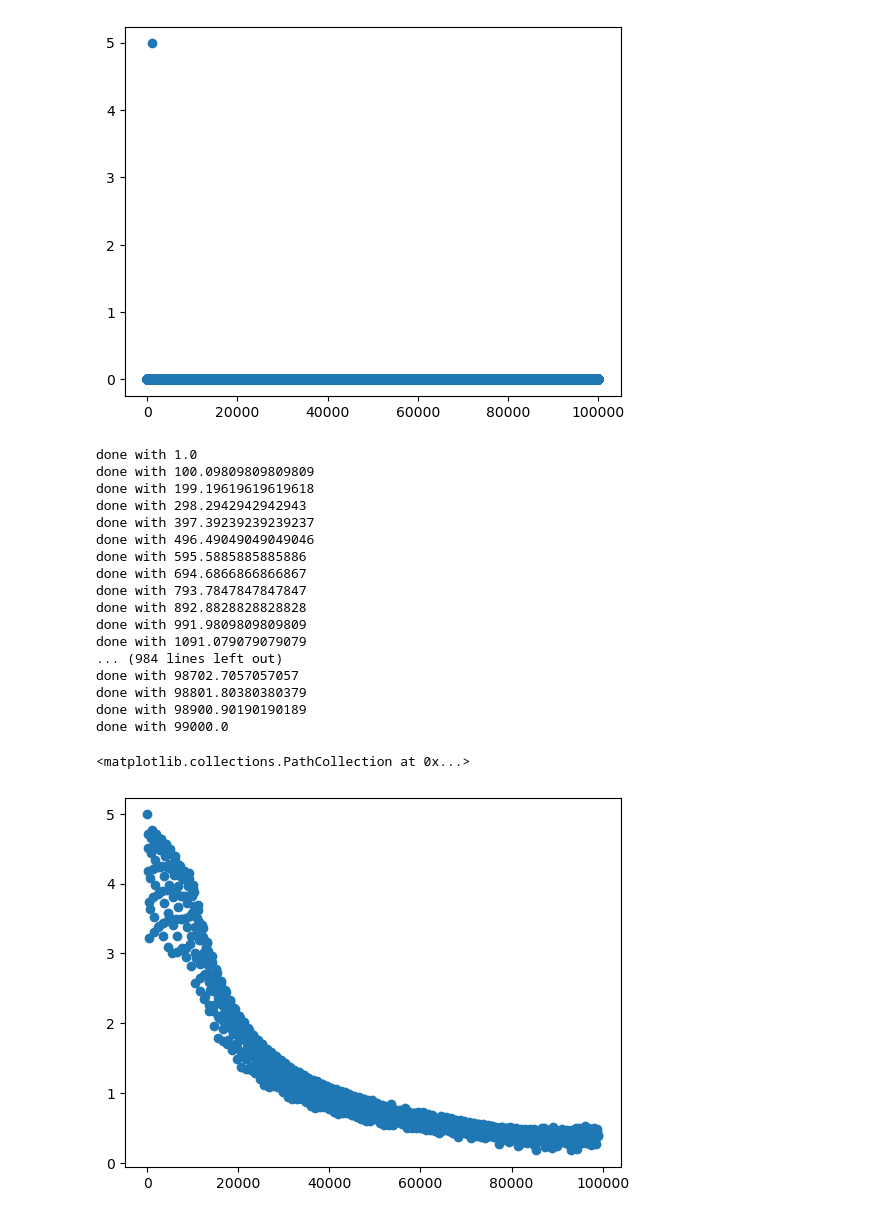
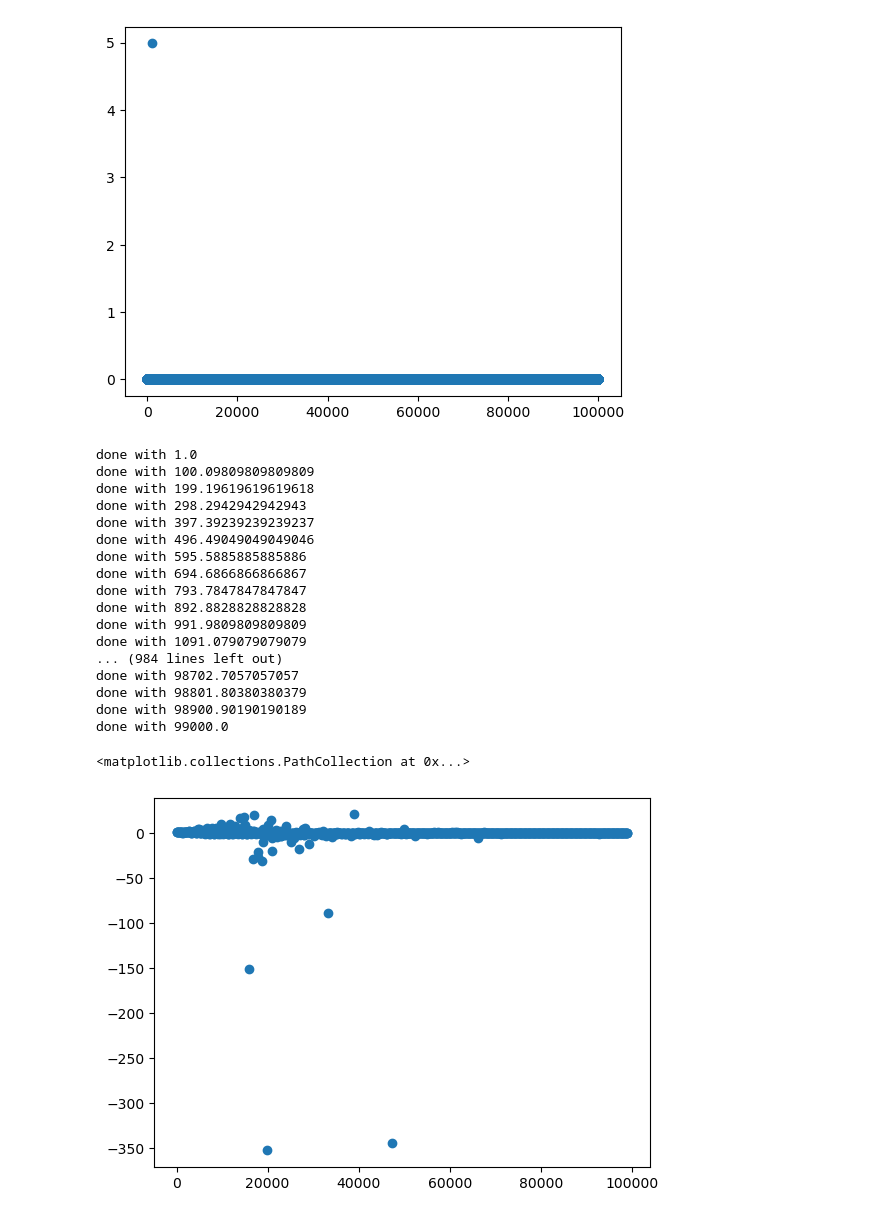
Before and after one commit to TapWhite/PE1, a Jupyter notebook: PE_sessions/PE_session_3/Sessie_3.ipynb, the cells around one changed output. Drawn from its saved outputs; the diff is of its cells as text; code cells hidden in the pictures.

```diff
--- a/PE_sessions/PE_session_3/Sessie_3.ipynb
+++ b/PE_sessions/PE_session_3/Sessie_3.ipynb
@@ -9,6 +9,7 @@ import sounddevice as sd
 from scipy.io.wavfile import write
 import os
 import time
+from scipy import integrate
 
 class MyDAQ:
     def __init__(self):
@@ -300,6 +301,24 @@ class MyDAQ:
         magnitude_only = np.abs(complex_coefficients) * np.exp(1j * 0)  # Phase set to 0
 
         return magnitude_only
+
+    def integral(x,y):
+    #integral functions from scipy will be used to integrate over the datapoints
+        return integrate.trapz(y, x)
+
+    @staticmethod
+    def power(freqs, fft, f, delta_f):
+        """
+        Get the integration interval, this is a boolean array of frequencies, which
+        is true when a frequency is inside the interval and false otherwise. This is used
+        to find the frequencies over which we need to integrate.
+        """
+        interval = (freqs > f - delta_f) & (freqs < f + delta_f)
+
+        #get the power by integrating over the interval
+        power = integrate.trapz(freqs[interval], np.abs(fft[interval])**2)
+
+        return power
 # %%
 daq = MyDAQ()
 
@@ -395,34 +414,37 @@ number_of_points = 1000
 frequencies = np.linspace(begin_frequency, end_frequency, number_of_points)
 
 daq = MyDAQ()
 samplerate = 200000
+duration = 1
 H = []
 
 for frequency in frequencies:
-    freq, coef = daq.performRFFT(data=np.loadtxt(f'data/frequency_{frequency}.txt'), samplerate=samplerate)
-    H_value = np.max(np.abs(coef))
+    _, y= daq.generateWaveform(function='sine', samplerate=samplerate, frequency=frequency, duration=duration, amplitude=5, phase=0)
+    freq_out, coef_out = daq.performRFFT(data=np.loadtxt(f'data/frequency_{frequency}.txt'), samplerate=samplerate)
+    freq_in, coef_in = daq.performRFFT(data=y, samplerate=samplerate)
+    H_value = daq.power(freq_out, coef_out, f=frequency, delta_f=10) / daq.power(freq_in, coef_in, f=frequency, delta_f=10)
     H.append(H_value)
     print(f'done with {frequency}')
 
 plt.scatter(frequencies, H)
 # %% [output]
 done with 1.0
 done with 100.09809809809809
 done with 199.19619619619618
 done with 298.2942942942943
 done with 397.39239239239237
 done with 496.49049049049046
 done with 595.5885885885886
 done with 694.6866866866867
 done with 793.7847847847847
 done with 892.8828828828828
 done with 991.9809809809809
 done with 1091.079079079079
 ... (984 lines left out)
 done with 98702.7057057057
 done with 98801.80380380379
 done with 98900.90190190189
 done with 99000.0
 <matplotlib.collections.PathCollection at 0x...>
-[figure, old version]
+[figure, new version]
 # %%
```
Also changed, not shown: parts of 3 cells of this notebook, 6 other files.
